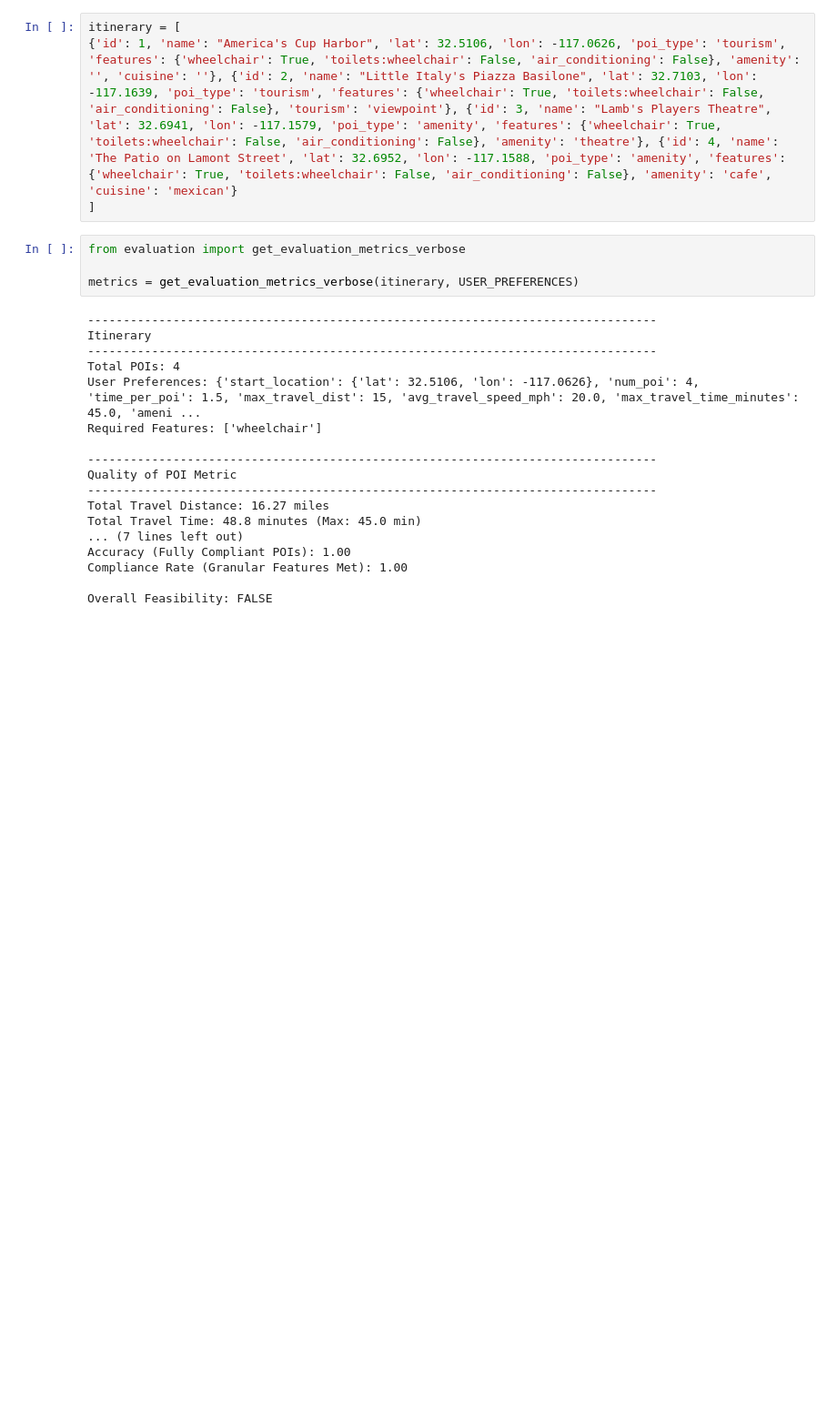
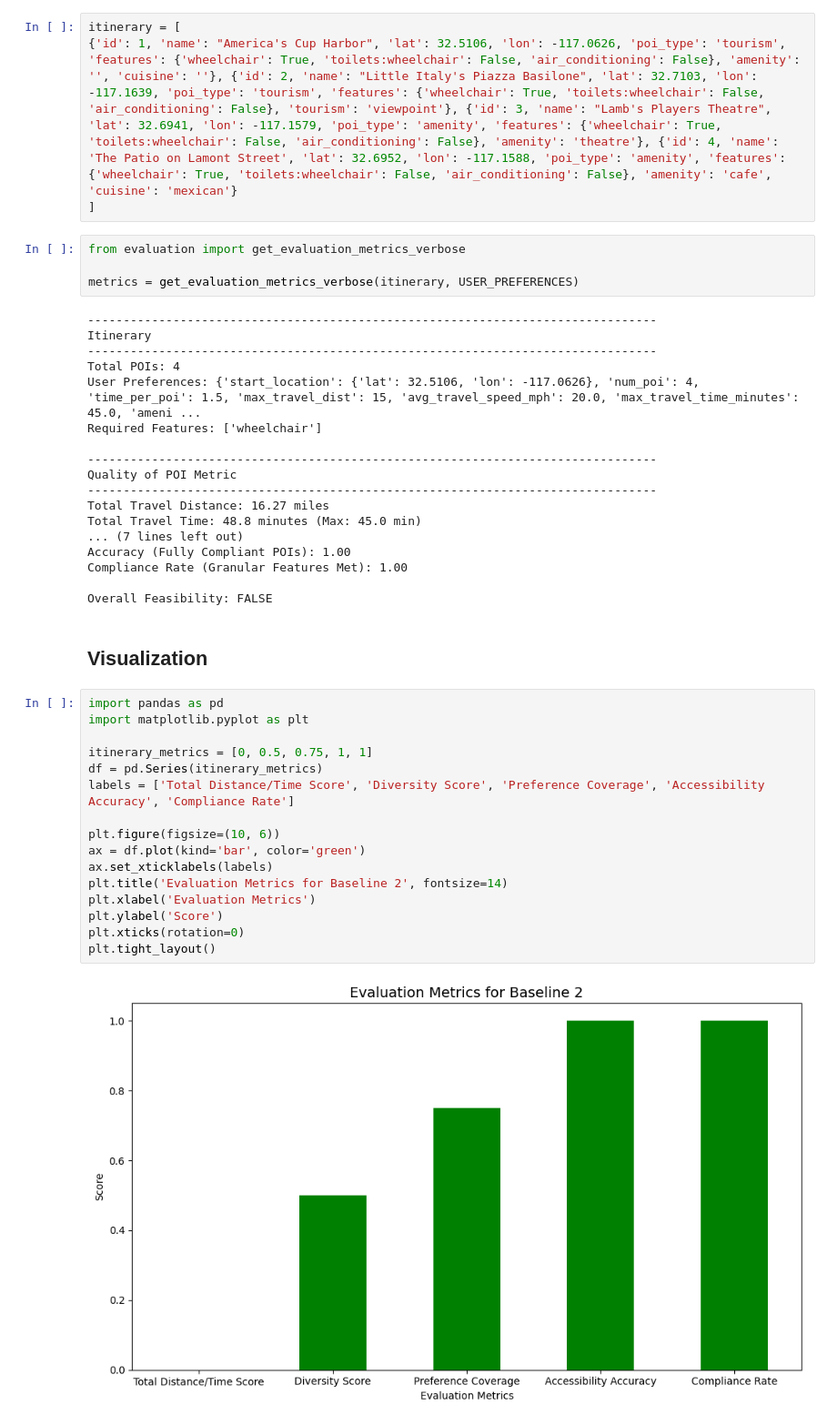
Before and after one commit to jhparkt/Itinerary_Recs, a Jupyter notebook: models/llama3_v2.ipynb, the cells around one changed output. Shown at 91% size. Cells and saved outputs as stored; diff of their text form; blank space fills up the shorter version.

Commit message:
Update evaluation metrics and add visualization

```diff
--- a/models/llama3_v2.ipynb
+++ b/models/llama3_v2.ipynb
@@ -146,3 +146,23 @@ Accuracy (Fully Compliant POIs): 1.00
 Compliance Rate (Granular Features Met): 1.00
 
 Overall Feasibility: FALSE
+# %% [markdown]
+## Visualization
+# %%
+import pandas as pd
+import matplotlib.pyplot as plt
+
+itinerary_metrics = [0, 0.5, 0.75, 1, 1]
+df = pd.Series(itinerary_metrics)
+labels = ['Total Distance/Time Score', 'Diversity Score', 'Preference Coverage', 'Accessibility Accuracy', 'Compliance Rate']
+
+plt.figure(figsize=(10, 6))
+ax = df.plot(kind='bar', color='green')
+ax.set_xticklabels(labels)
+plt.title('Evaluation Metrics for Baseline 2', fontsize=14)
+plt.xlabel('Evaluation Metrics')
+plt.ylabel('Score')
+plt.xticks(rotation=0)
+plt.tight_layout()
+# %% [output]
+[figure, added]
```
Also changed, not shown: 6 other files.
